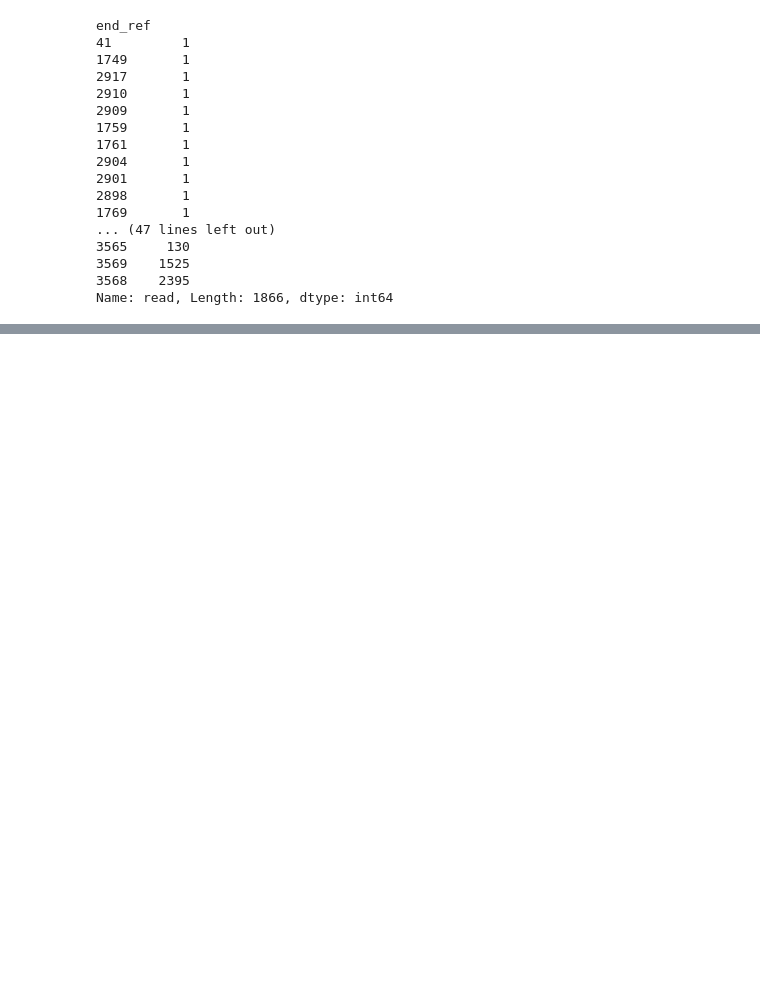
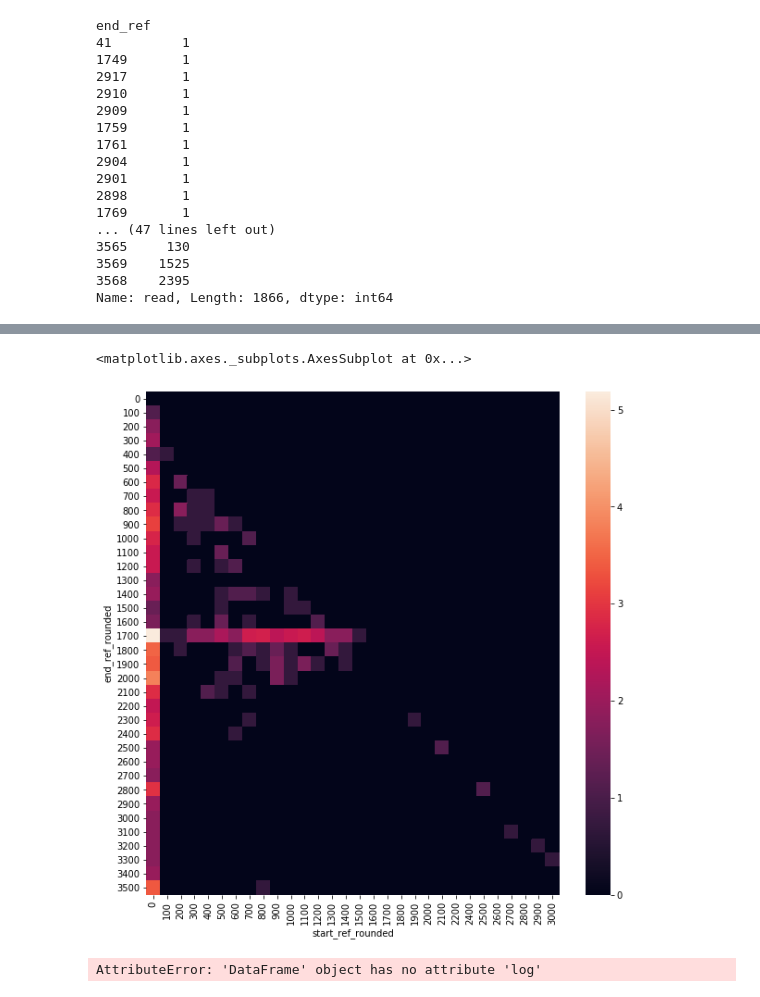
Before and after one commit to taliaku/SternLab, a Jupyter notebook: MS2_analysis/loop_genomics_short_genomes.ipynb, the cells around one changed output, grey strips where cells are left out. Saved outputs shown, nothing was run; the diff lists cells and outputs as text; code cells hidden in the pictures; blank space fills up the shorter version.

```diff
--- a/MS2_analysis/loop_genomics_short_genomes.ipynb
+++ b/MS2_analysis/loop_genomics_short_genomes.ipynb
@@ -89,0 +205,16 @@ blast_paths
+# %%
+mapped_once['start_ref_rounded'] = (mapped_once.start_ref //100 ) * 100
+mapped_once['end_ref_rounded'] = (mapped_once.end_ref //100 ) * 100
+d = mapped_once.groupby(['start_ref_rounded', 'end_ref_rounded']).btop.count().reset_index()
+d['btop'] = np.log(d.btop)
+
+fig, ax = plt.subplots(figsize=(10,10))
+sns.heatmap(d.pivot(index='end_ref_rounded', columns='start_ref_rounded', values='btop').fillna(0), ax=ax)
+# %% [output]
+<matplotlib.axes._subplots.AxesSubplot at 0x...>
+[figure, added]
+# %%
+
+sns.heatmap(mapped_once.groupby(['start_ref_rounded', 'end_ref_rounded']).btop.count().reset_index().pivot(index='end_ref_rounded', columns='start_ref_rounded', values='btop').fillna(0.0001).log())
+# %% [output]
+AttributeError: 'DataFrame' object has no attribute 'log'
```
Also changed, not shown: parts of 21 cells of this notebook.
